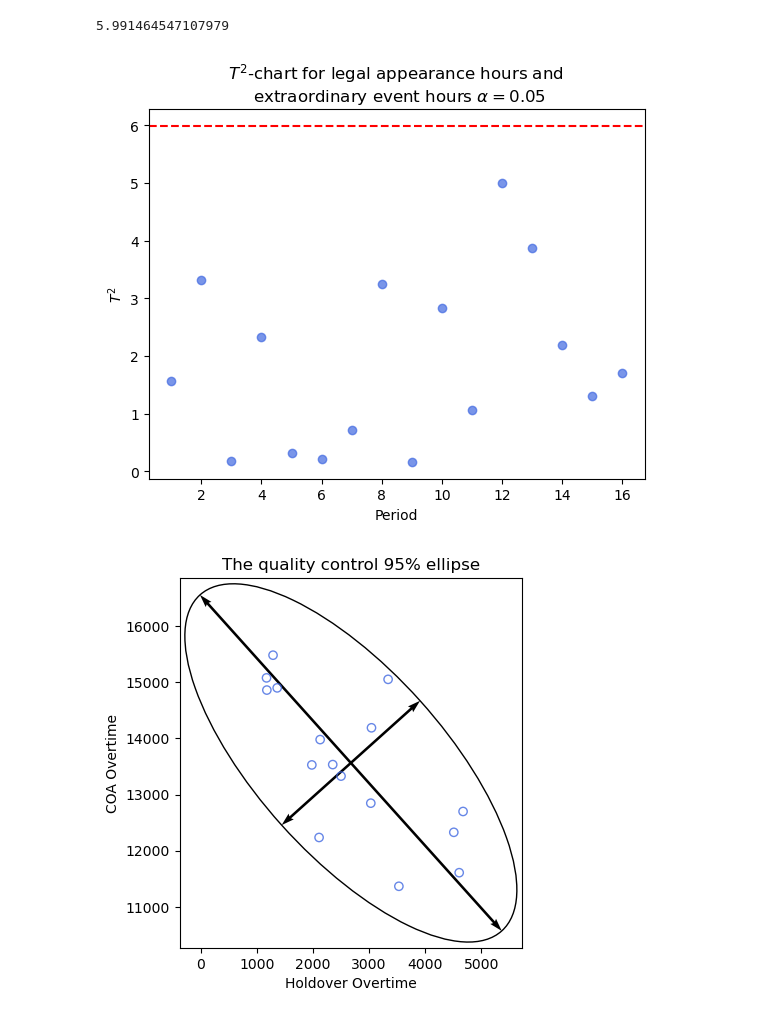
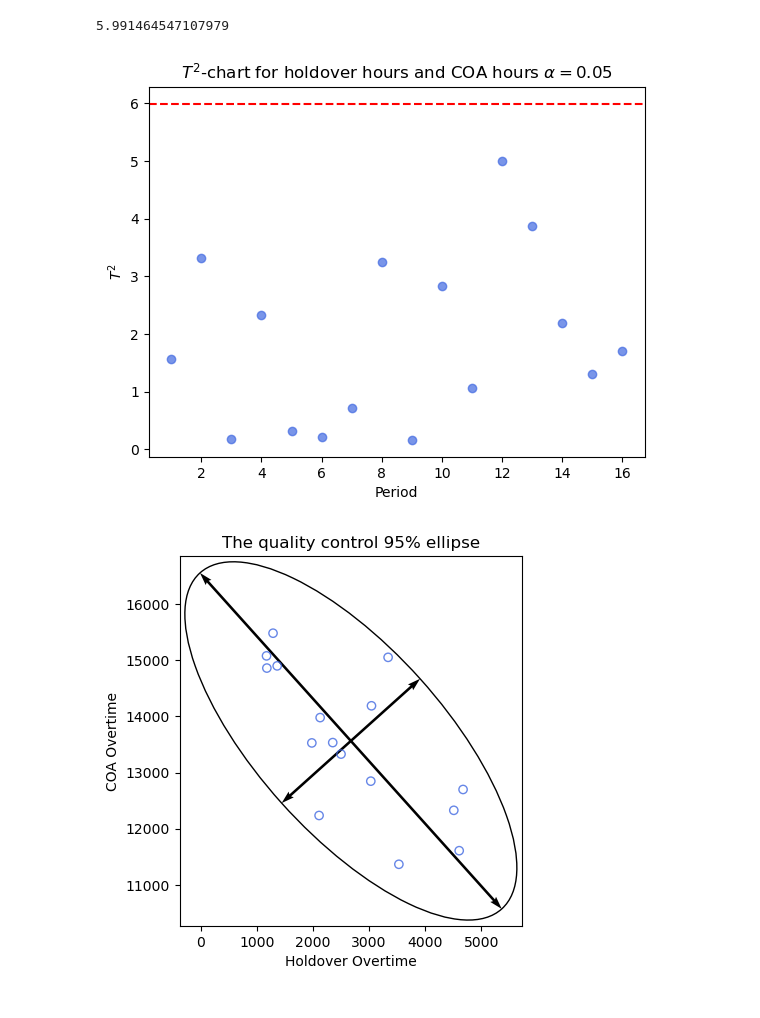
Before and after one commit to nbclsc/Applied-Multivariate-Statistical-Analysis-Solutions, a Jupyter notebook: python/chapter-5/Question-5-25.ipynb, the cells around one changed output. Drawn from its saved outputs; the diff is of its cells as text; code cells hidden in the pictures.

Commit message:
Fix T2 plot title.

```diff
--- a/python/chapter-5/Question-5-25.ipynb
+++ b/python/chapter-5/Question-5-25.ipynb
@@ -51,14 +51,14 @@ ucl_crit
 # %%
 plt.axhline(y=ucl_crit, color='r', linestyle='--')
 plt.scatter(np.arange(n)+1, T2, alpha=0.70, facecolors='royalblue', edgecolors='royalblue')
 # plt.ylim([-1, 12])
-plt.title(f'$T^{2}$-chart for legal appearance hours and \n extraordinary event hours $\\alpha={alpha}$')
+plt.title(f'$T^{2}$-chart for holdover hours and COA hours $\\alpha={alpha}$')
 plt.xlabel('Period')
 plt.ylabel('$T^{2}$')
 plt.savefig('Question-5-25-T2.png')
 plt.show()
 # %% [output]
-[figure, old version]
+[figure, new version]
 # %%
 a_plt, a_ax = plot_control_ellipse(X, alpha)
 a_plt.scatter(overtime_df['Holdover Hours'],
```
Also changed, not shown: 1 other file.
